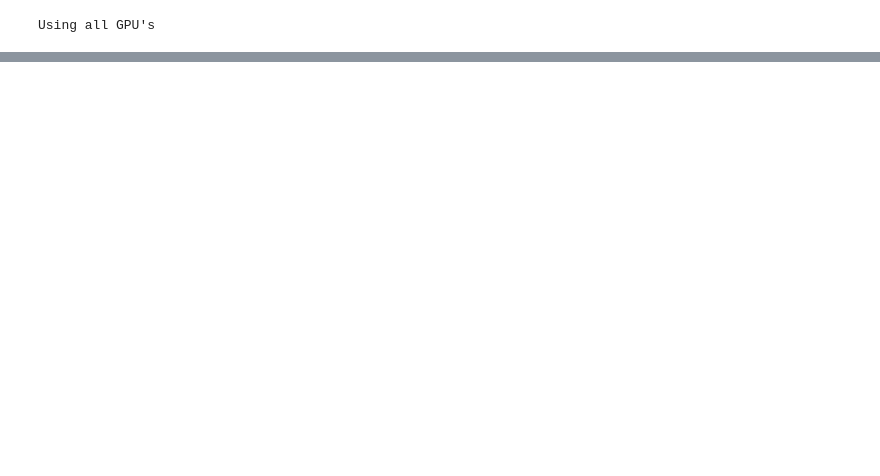
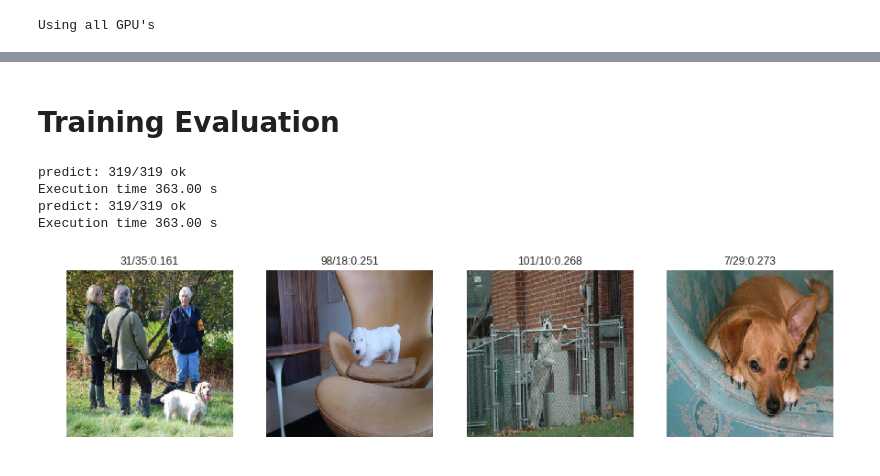
Before and after one commit to RenatoBMLR/Kraggle, a Jupyter notebook: Dog-Breed-Identification/dog_breed_identification.ipynb, the cells around one changed output, grey strips where cells are left out. Cells and saved outputs as stored; diff of their text form; code cells hidden in the pictures; blank space fills up the shorter version.

```diff
--- a/Dog-Breed-Identification/dog_breed_identification.ipynb
+++ b/Dog-Breed-Identification/dog_breed_identification.ipynb
@@ -419,3 +450,3 @@ params  =  {'model'  :  model.mrnd,
 # %%
-loss_train, loss_test, model   = train(**params)
+loss_train, loss_test, model.mrnd   = train(**params)
 # %% [output]
@@ -438 +469,14 @@ Epoch: 25  Loss Train: 0.2492697536945343  Lost Test: 0.18973694694429916
 Done!
+# %% [markdown]
+# Training Evaluation
+# %%
+dset_loaders_without_shuffle = create_dataLoader(dsets, batch_size, pin_memory=False)
+# %%
+results = {}
+for k in dset_loaders.keys():
+  results[k] = predict(dset_loaders_without_shuffle[k], model, use_gpu=use_gpu)
+# %% [output]
+predict: 319/319 ok
+Execution time 363.00 s
+predict: 319/319 ok
+Execution time 363.00 s
@@ -438,0 +539,4 @@ Done!
+# %%
+visualize_predictions(results['valid'], dsets['valid'], mode='wrong', order='asc')
+# %% [output]
+[figure, added]
```
Also changed, not shown: parts of 16 cells of this notebook.
